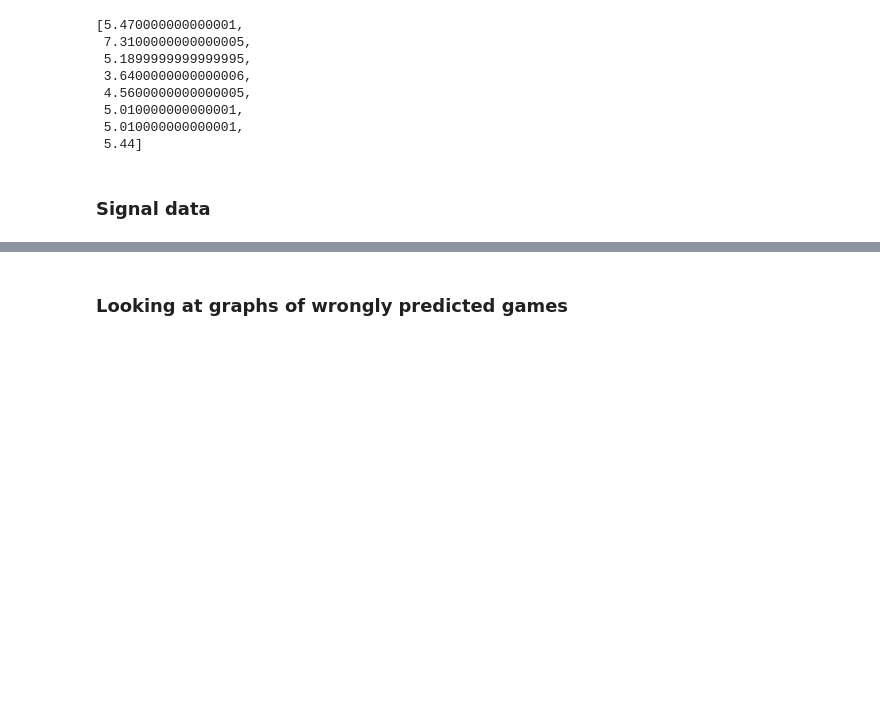
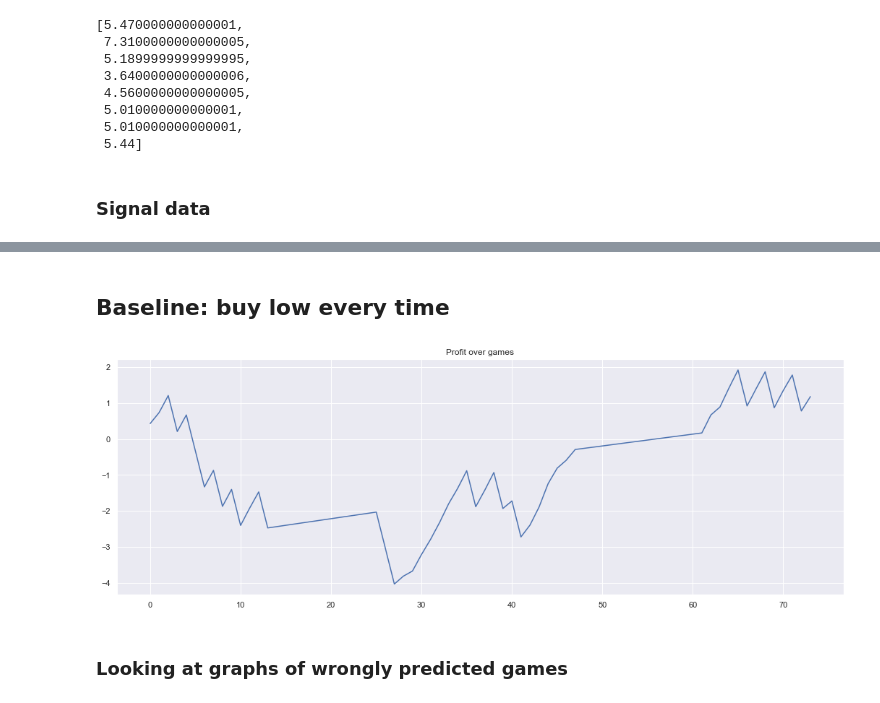
Before and after one commit to tysonwu/odds-crawl-app, a Jupyter notebook: development/data_collection/signal analysis.ipynb, the cells around one changed output, grey strips where cells are left out. Cells and saved outputs as stored; diff of their text form; code cells hidden in the pictures; blank space fills up the shorter version.

```diff
--- a/development/data_collection/signal analysis.ipynb
+++ b/development/data_collection/signal analysis.ipynb
@@ -51,3 +61,12 @@ signal
+# %% [markdown]
+## Baseline: buy low every time
+# %%
+signal['signal'] = 1 # override
+signal['correct_prediction'] = np.where(signal.signal == signal.actual_result, 1, 0)
+signal['return'] = np.where(signal.correct_prediction == 1, signal.chl_low-1, -1 )
+signals.graph_profit(signal)
+# %% [output]
+[figure, added]
 # %% [markdown]
 ### Looking at graphs of wrongly predicted games
 # %%
```
Also changed, not shown: parts of 25 cells of this notebook, 11 other files.
